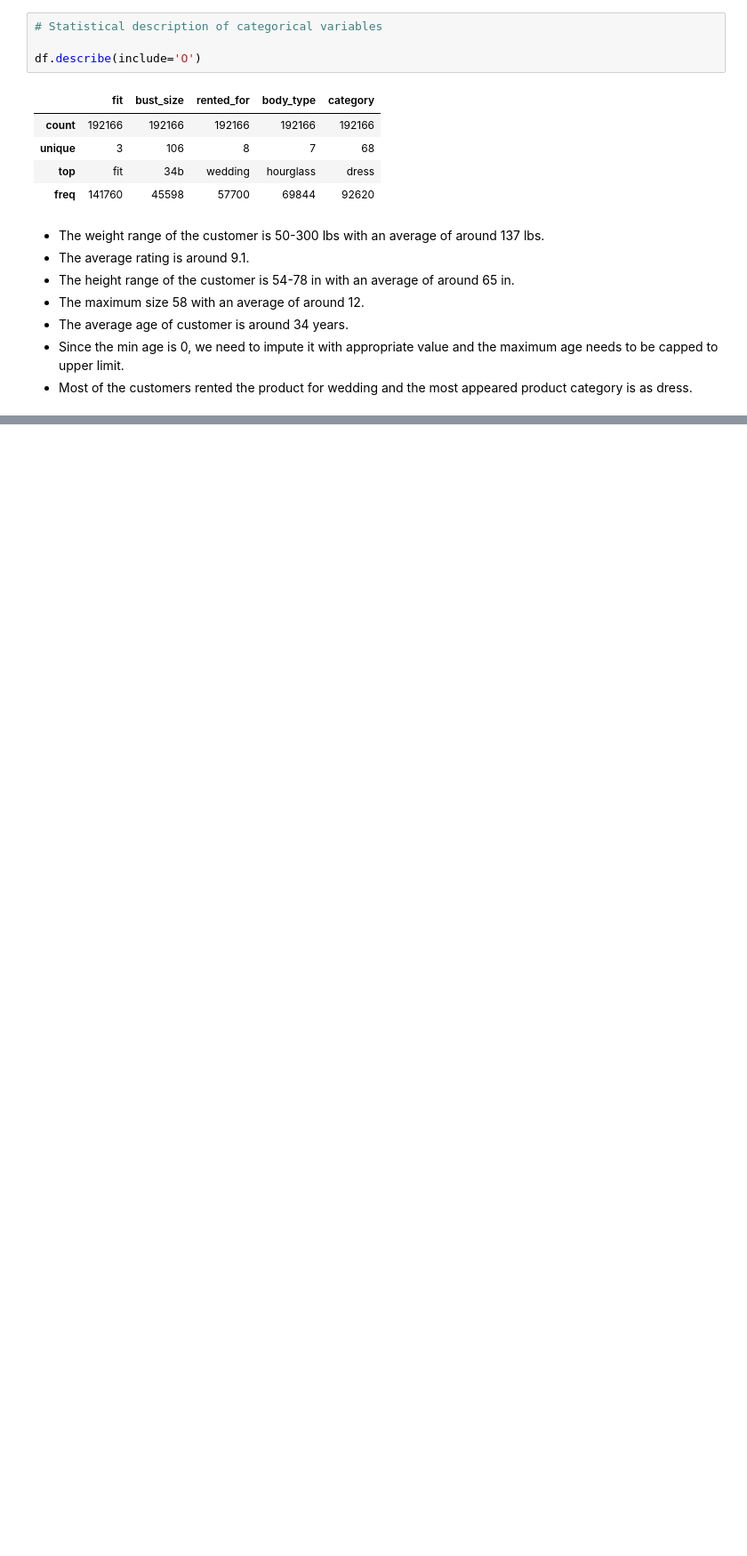
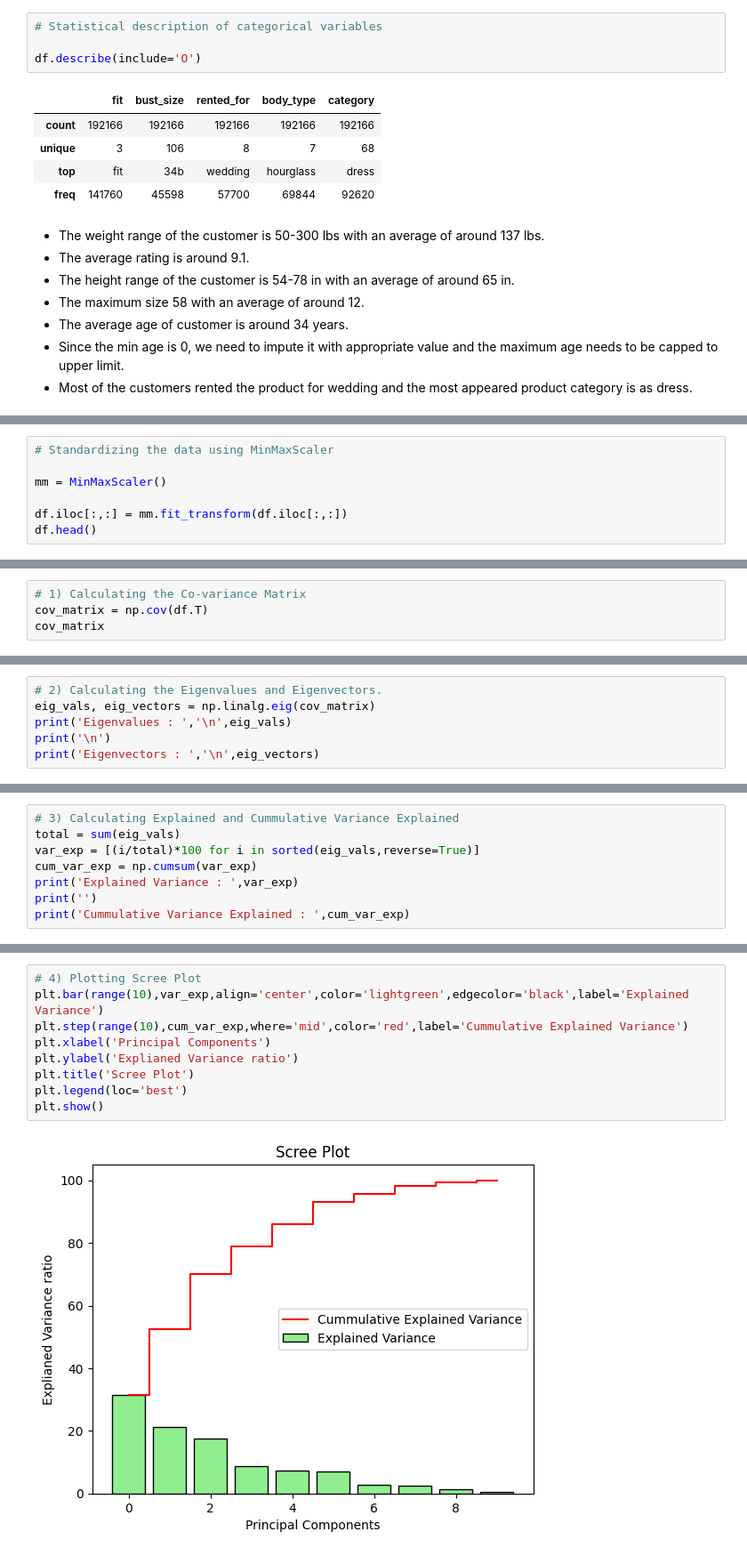
Before and after one commit to Akr27/GL-TempRepo, a Jupyter notebook: Project Code.ipynb, the cells around one changed output, grey strips where cells are left out. Shown at 89% size. Saved outputs shown, nothing was run; the diff lists cells and outputs as text; blank space fills up the shorter version.

```diff
--- a/Project Code.ipynb
+++ b/Project Code.ipynb
@@ -347,0 +409,7 @@ Missing Data for each column:
+# %%
+# Standardizing the data using MinMaxScaler
+
+mm = MinMaxScaler()
+
+df.iloc[:,:] = mm.fit_transform(df.iloc[:,:])
+df.head()
@@ -347,0 +430,4 @@ Missing Data for each column:
+# %%
+# 1) Calculating the Co-variance Matrix
+cov_matrix = np.cov(df.T)
+cov_matrix
@@ -347,0 +452,6 @@ Missing Data for each column:
+# %%
+# 2) Calculating the Eigenvalues and Eigenvectors.
+eig_vals, eig_vectors = np.linalg.eig(cov_matrix)
+print('Eigenvalues : ','\n',eig_vals)
+print('\n')
+print('Eigenvectors : ','\n',eig_vectors)
@@ -347,0 +476,8 @@ Missing Data for each column:
+# %%
+# 3) Calculating Explained and Cummulative Variance Explained
+total = sum(eig_vals)
+var_exp = [(i/total)*100 for i in sorted(eig_vals,reverse=True)]
+cum_var_exp = np.cumsum(var_exp)
+print('Explained Variance : ',var_exp)
+print('')
+print('Cummulative Variance Explained : ',cum_var_exp)
@@ -347,0 +489,11 @@ Missing Data for each column:
+# %%
+# 4) Plotting Scree Plot
+plt.bar(range(10),var_exp,align='center',color='lightgreen',edgecolor='black',label='Explained Variance')
+plt.step(range(10),cum_var_exp,where='mid',color='red',label='Cummulative Explained Variance')
+plt.xlabel('Principal Components')
+plt.ylabel('Explianed Variance ratio')
+plt.title('Scree Plot')
+plt.legend(loc='best')
+plt.show()
+# %% [output]
+[figure, added]
```
Also changed, not shown: parts of 41 cells of this notebook.
